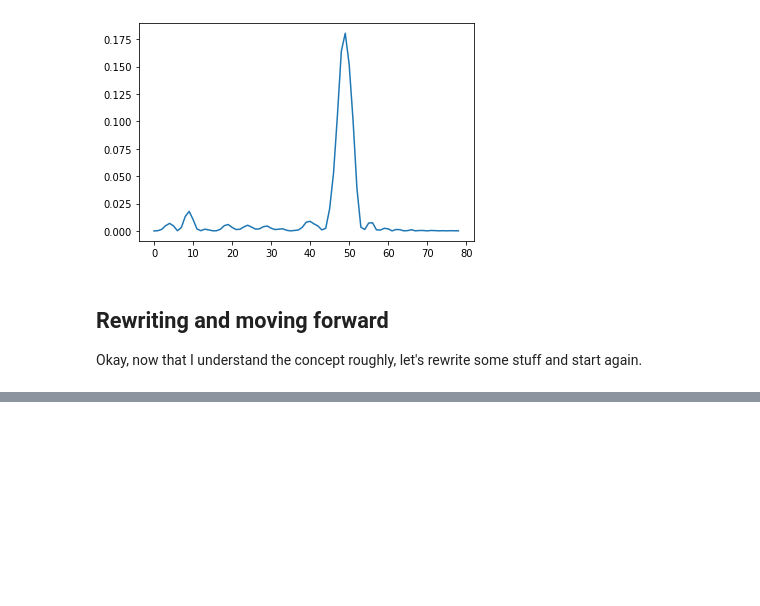
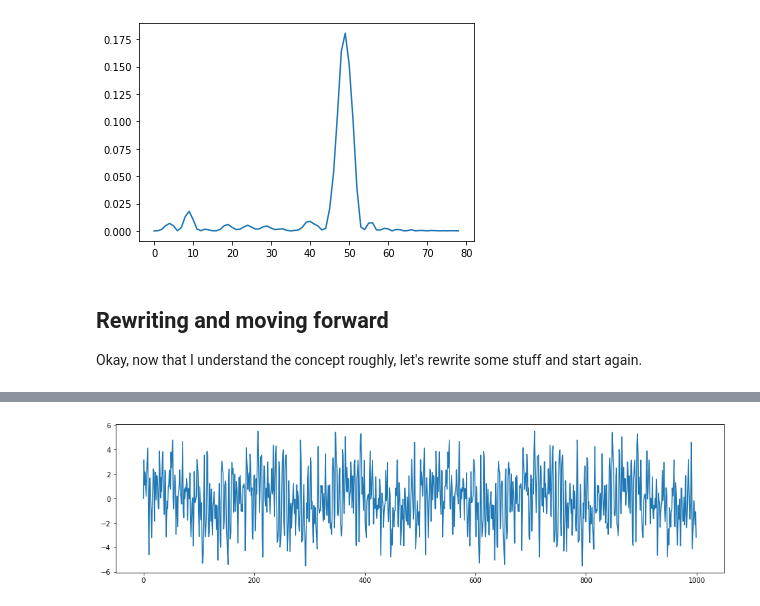
Before and after one commit to pvwoods/elko, a Jupyter notebook: notebooks/ms-stft.ipynb, the cells around one changed output, grey strips where cells are left out. Drawn from its saved outputs; the diff is of its cells as text; code cells hidden in the pictures; blank space fills up the shorter version.

```diff
--- a/notebooks/ms-stft.ipynb
+++ b/notebooks/ms-stft.ipynb
@@ -175,0 +228,6 @@ plt.plot(build_complex_signal([3, 2]))
+# %%
+very_complex_signal = build_complex_signal([143, 32, 192, 78, 522, 388, 423, 92, 3, 88])
+plt.figure(figsize=(16,4))
+plt.plot(very_complex_signal);
+# %% [output]
+[figure, added]
```
Also changed, not shown: parts of 5 cells of this notebook.
